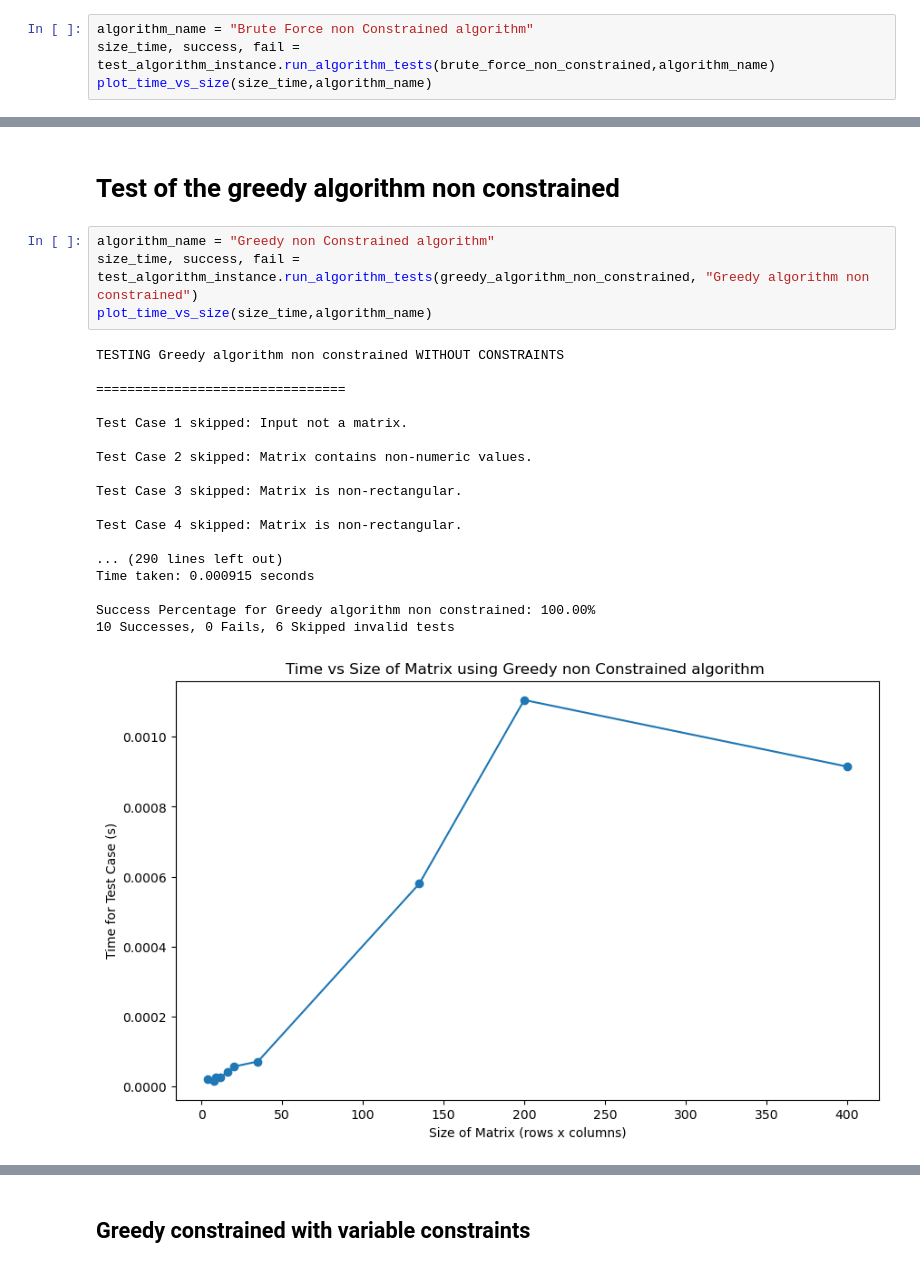
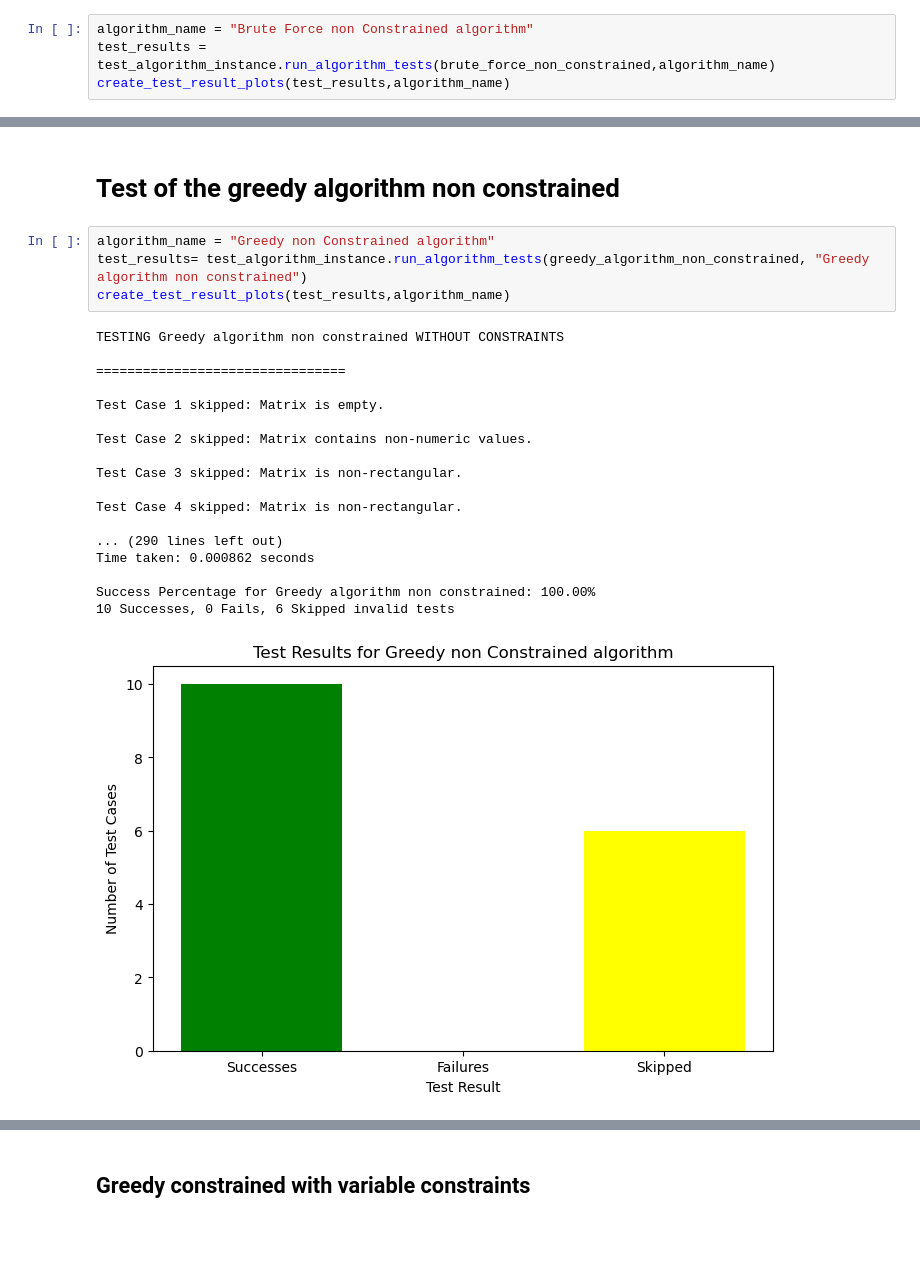
Before and after one commit to Amrithya/Advanced-Algorithm-Project-2023-2024, a Jupyter notebook: main_amgad.ipynb, the cells around one changed output, grey strips where cells are left out. Cells and saved outputs as stored; diff of their text form; blank space fills up the shorter version.

```diff
--- a/main_amgad.ipynb
+++ b/main_amgad.ipynb
@@ -17,8 +17,8 @@ test_algorithm_instance = TestAlgorithm()
 # Test of the brute force non constrained
 # %%
 algorithm_name = "Brute Force non Constrained algorithm"
-size_time, success, fail = test_algorithm_instance.run_algorithm_tests(brute_force_non_constrained,algorithm_name)
-plot_time_vs_size(size_time,algorithm_name)
+test_results = test_algorithm_instance.run_algorithm_tests(brute_force_non_constrained,algorithm_name)
+create_test_result_plots(test_results,algorithm_name)
 # %% [output]
 TESTING Brute Force non Constrained algorithm WITHOUT CONSTRAINTS
 
@@ -42,24 +44,24 @@ Success Percentage for Brute Force non Constrained algorithm: 100.00%
 # Test of the greedy algorithm non constrained
 # %%
 algorithm_name = "Greedy non Constrained algorithm"
-size_time, success, fail = test_algorithm_instance.run_algorithm_tests(greedy_algorithm_non_constrained, "Greedy algorithm non constrained")
-plot_time_vs_size(size_time,algorithm_name)
+test_results= test_algorithm_instance.run_algorithm_tests(greedy_algorithm_non_constrained, "Greedy algorithm non constrained")
+create_test_result_plots(test_results,algorithm_name)
 # %% [output]
 TESTING Greedy algorithm non constrained WITHOUT CONSTRAINTS
 
 ================================
 
-Test Case 1 skipped: Input not a matrix.
+Test Case 1 skipped: Matrix is empty.
 
 Test Case 2 skipped: Matrix contains non-numeric values.
 
 Test Case 3 skipped: Matrix is non-rectangular.
 
 Test Case 4 skipped: Matrix is non-rectangular.
 
 ... (290 lines left out)
-Time taken: 0.000915 seconds
+Time taken: 0.000862 seconds
 
 Success Percentage for Greedy algorithm non constrained: 100.00%
 10 Successes, 0 Fails, 6 Skipped invalid tests
-[figure, old version]
+[figure, new version]
```
Also changed, not shown: parts of 5 cells of this notebook, 2 other files.
